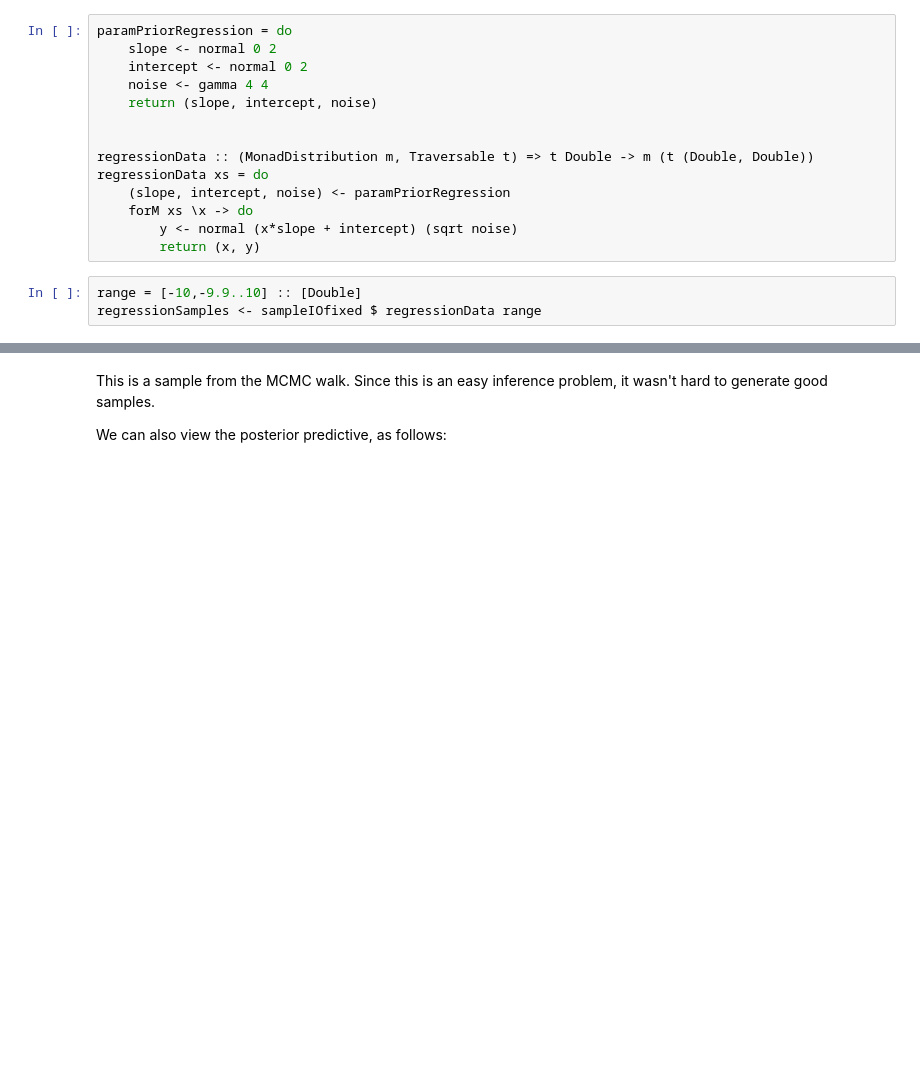
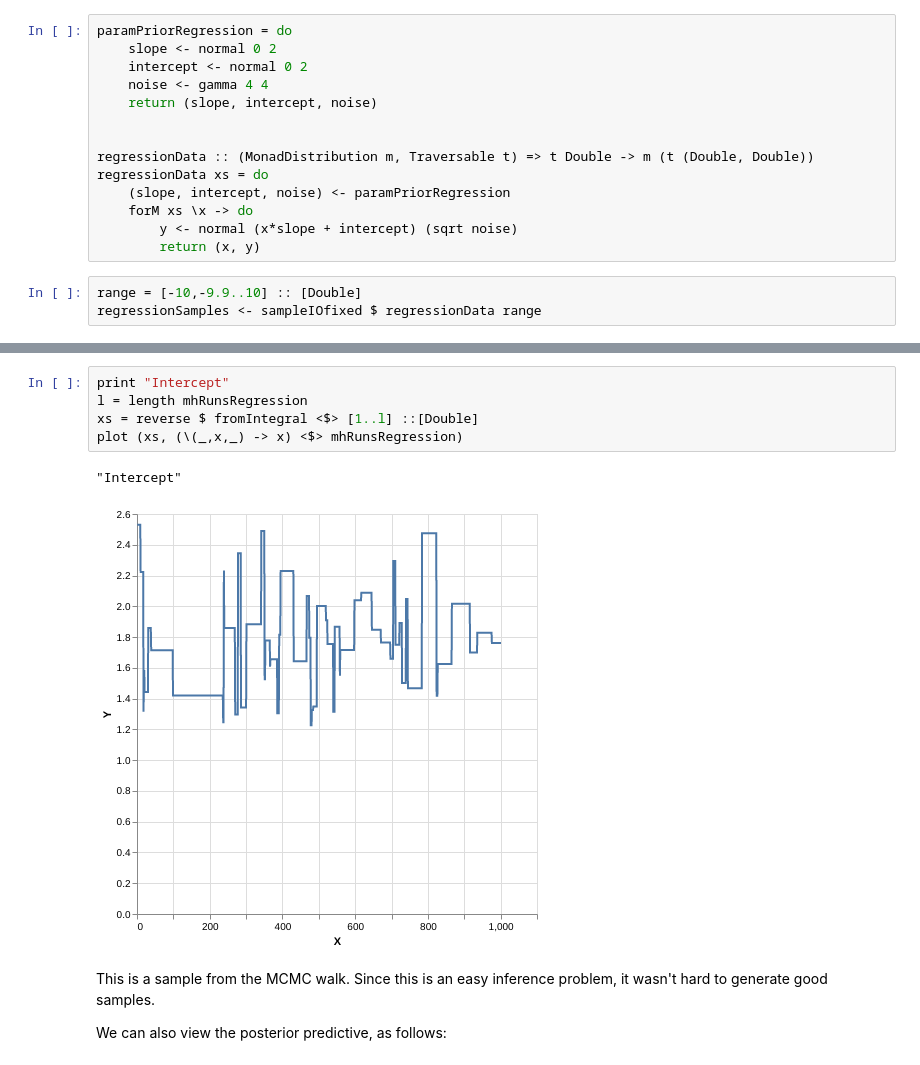
Before and after one commit to tweag/monad-bayes, a Jupyter notebook: notebooks/tutorials/MCMC.ipynb, the cells around one changed output, grey strips where cells are left out. Drawn from its saved outputs; the diff is of its cells as text; blank space fills up the shorter version.

```diff
--- a/notebooks/tutorials/MCMC.ipynb
+++ b/notebooks/tutorials/MCMC.ipynb
@@ -61,3 +119,11 @@ plot (range, (\(s,i,_) -> (s,i)) $ head mhRunsRegression)
+# %%
+print "Intercept"
+l = length mhRunsRegression
+xs = reverse $ fromIntegral <$> [1..l] ::[Double]
+plot (xs, (\(_,x,_) -> x) <$> mhRunsRegression)
+# %% [output]
+"Intercept"
+[figure, added]
 # %% [markdown]
 This is a sample from the MCMC walk. Since this is an easy inference problem, it wasn't hard to generate good samples.
 
```
Also changed, not shown: parts of 16 cells of this notebook, 3 other files.
